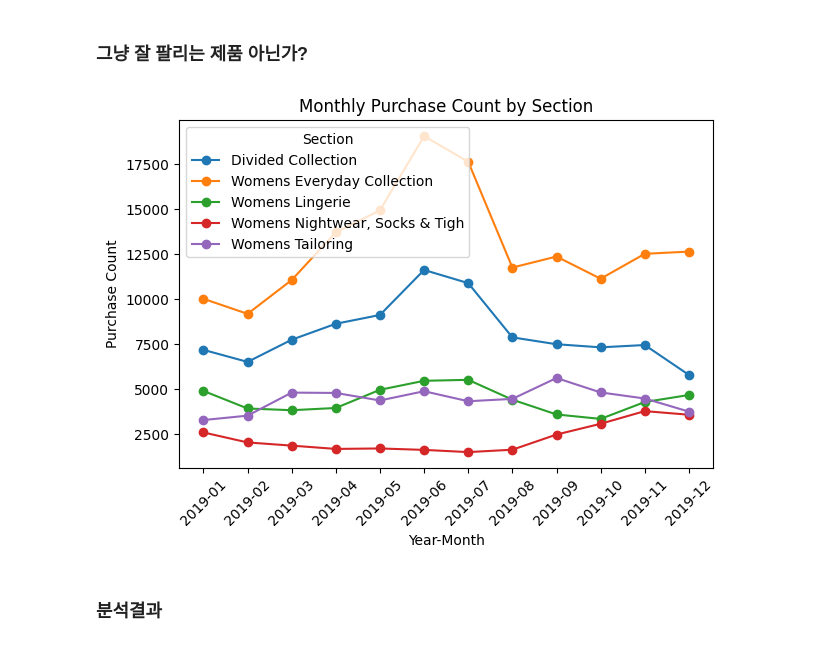
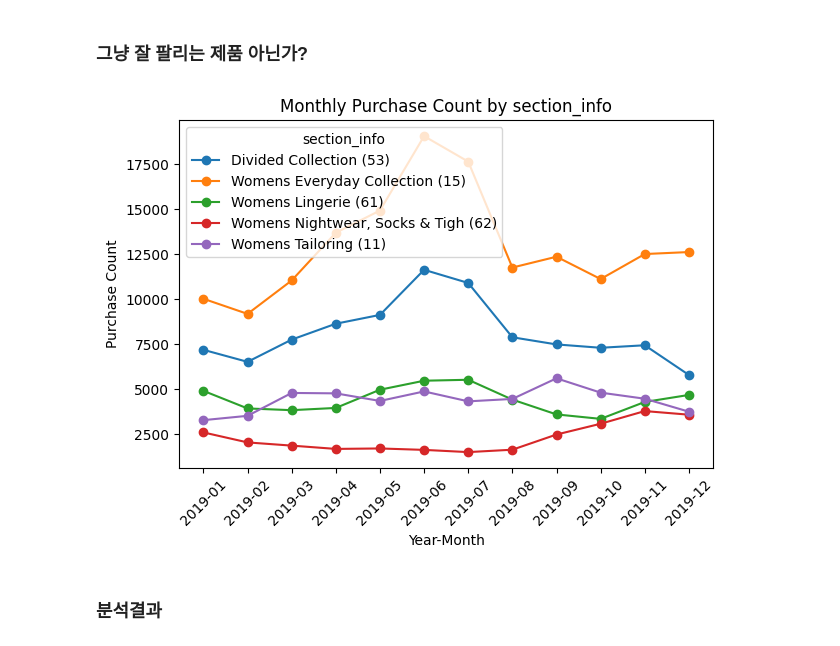
Before and after one commit to leegolem/data-commando-project, a Jupyter notebook: notebooks/member2/3. Analyze_2_christmas.ipynb, the cells around one changed output. Drawn from its saved outputs; the diff is of its cells as text; code cells hidden in the pictures.

```diff
--- a/notebooks/member2/3. Analyze_2_christmas.ipynb
+++ b/notebooks/member2/3. Analyze_2_christmas.ipynb
@@ -558,0 +658,10 @@ plt.show()
+# %%
+# 크리스마스 시즌 Top 5 색상(perceived_colour_master_info) 선정
+top5_colours = (
+    analysis_christmas["perceived_colour_master_info"]
+    .value_counts()
+    .head(5)
+    .index
+)
+
+top5_colours
@@ -558,0 +722,18 @@ plt.show()
+# %%
+plt.figure()
+
+for col in type_trend.columns:
+    plt.plot(
+        type_trend.index,
+        type_trend[col],
+        marker="o",
+        label=col
+    )
+
+plt.title("Monthly Purchase Share of Top 5 Christmas Colours")
+plt.xlabel("Year-Month")
+plt.ylabel("Purchase Share")
+plt.xticks(rotation=45)
+plt.legend(title="Colour")
+plt.tight_layout()
+plt.show()
@@ -600,7 +785,7 @@ plt.show()
 # 월별 × 고객타겟 구매 횟수 집계
 index_month_cnt = (
     analysis_master
-    .groupby(["year_month", "index_group"])
+    .groupby(["year_month", "index_group_info"])
     .size()
     .reset_index(name="purchase_cnt")
 )
@@ -610,7 +795,7 @@ index_trend = (
     index_month_cnt
     .pivot(
         index="year_month",
-        columns="index_group",
+        columns="index_group_info",
         values="purchase_cnt"
     )
     .sort_index()
@@ -711,7 +900,7 @@ plt.show()
 # %%
 # 크리스마스 시즌 Top 5 section 선정
 top5_sections = (
-    analysis_christmas["section"]
+    analysis_christmas["section_info"]
     .value_counts()
     .head(5)
     .index
@@ -719,47 +908,47 @@ top5_sections = (
 
 # 전체 기간에서 Top 5 section만 추출
 section_all = analysis_master[
-    analysis_master["section"].isin(top5_sections)
+    analysis_master["section_info"].isin(top5_sections)
 ].copy()
 
 # 월별 구매 횟수 집계
 section_month_cnt = (
     section_all
-    .groupby(["year_month", "section"])
+    .groupby(["year_month", "section_info"])
     .size()
     .reset_index(name="purchase_cnt")
 )
 # %%
 # 그래프용 테이블 + 시계열 그래프
 section_trend = (
     section_month_cnt
     .pivot(
         index="year_month",
-        columns="section",
+        columns="section_info",
         values="purchase_cnt"
     )
     .sort_index()
     .fillna(0)
 )
 
 plt.figure()
 for col in section_trend.columns:
     plt.plot(
         section_trend.index,
         section_trend[col],
         marker="o",
         label=col
     )
 
-plt.title("Monthly Purchase Count by Section")
+plt.title("Monthly Purchase Count by section_info")
 plt.xlabel("Year-Month")
 plt.ylabel("Purchase Count")
 plt.xticks(rotation=45)
-plt.legend(title="Section")
+plt.legend(title="section_info")
 plt.tight_layout()
 plt.show()
 # %% [output]
-[figure, old version]
+[figure, new version]
 # %% [markdown]
 ### 분석결과
 # %% [markdown]
```
Also changed, not shown: parts of 62 cells of this notebook, 13 other files.
